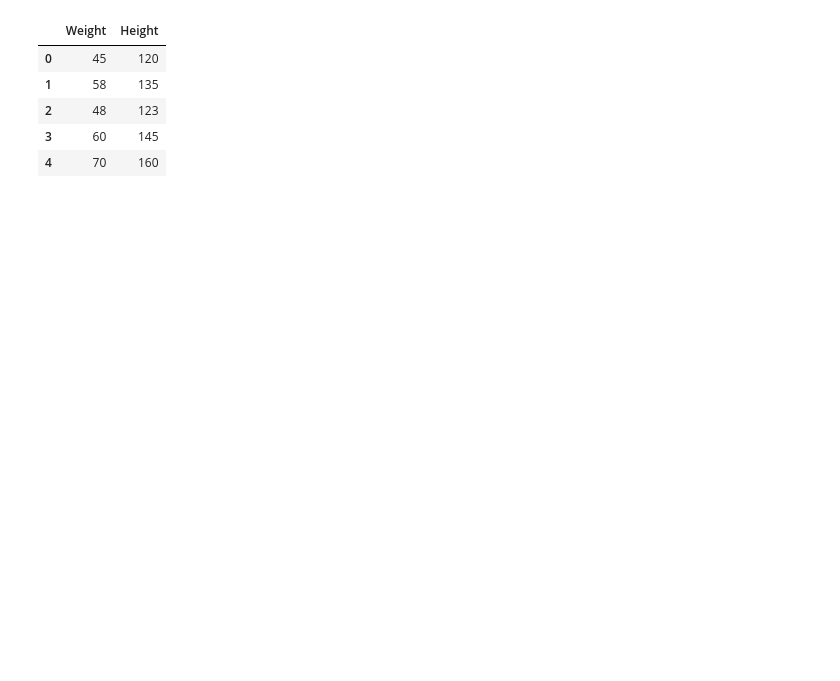
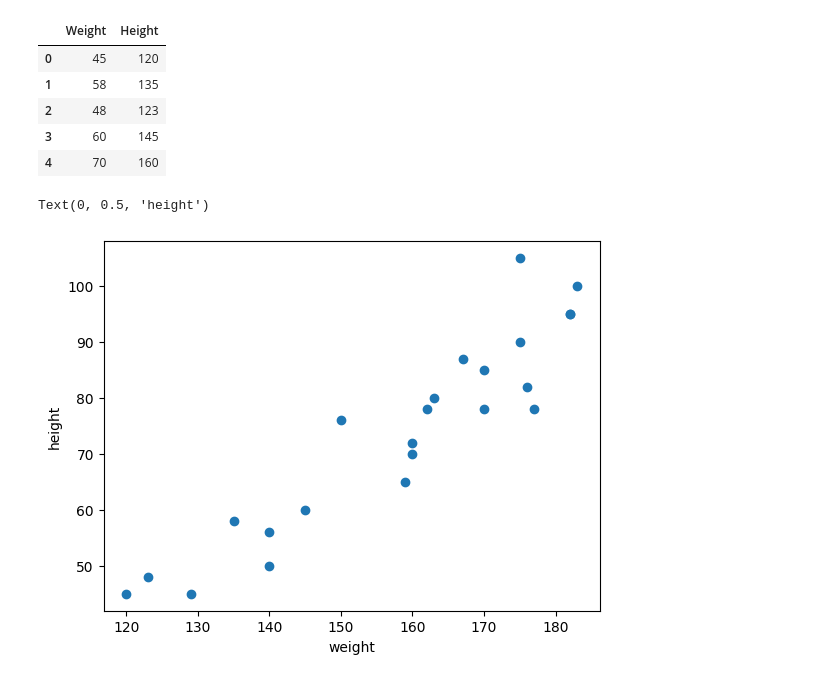
Before and after one commit to Shaswat-J/mltest, a Jupyter notebook: liner.ipynb, the cells around one changed output. Saved outputs shown, nothing was run; the diff lists cells and outputs as text; code cells hidden in the pictures; blank space fills up the shorter version.

```diff
--- a/liner.ipynb
+++ b/liner.ipynb
@@ -9,4 +12,11 @@ df.head()
 | 2 | 48 | 123 |
 | 3 | 60 | 145 |
 | 4 | 70 | 160 |
+# %%
+plt.scatter(df.Height,df.Weight)
+plt.xlabel("weight")
+plt.ylabel("height")
+# %% [output]
+Text(0, 0.5, 'height')
+[figure, added]
 # %%
```
Also changed, not shown: parts of 14 cells of this notebook, 3 other files.
